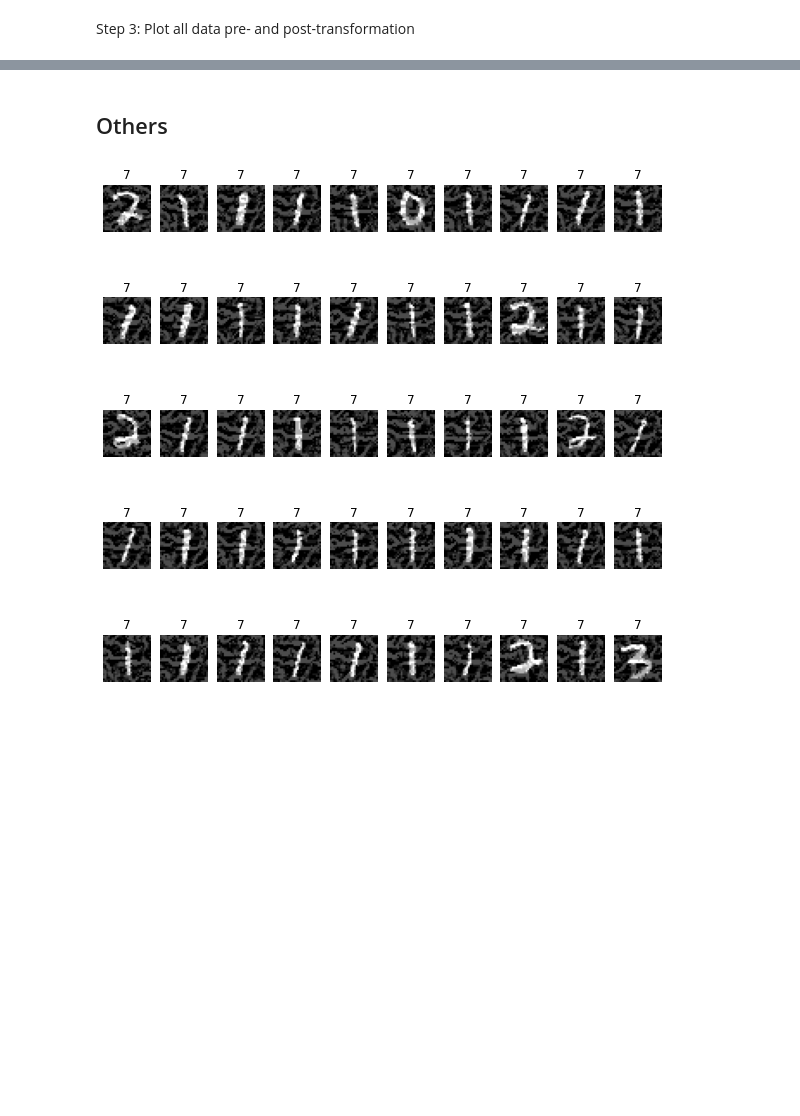
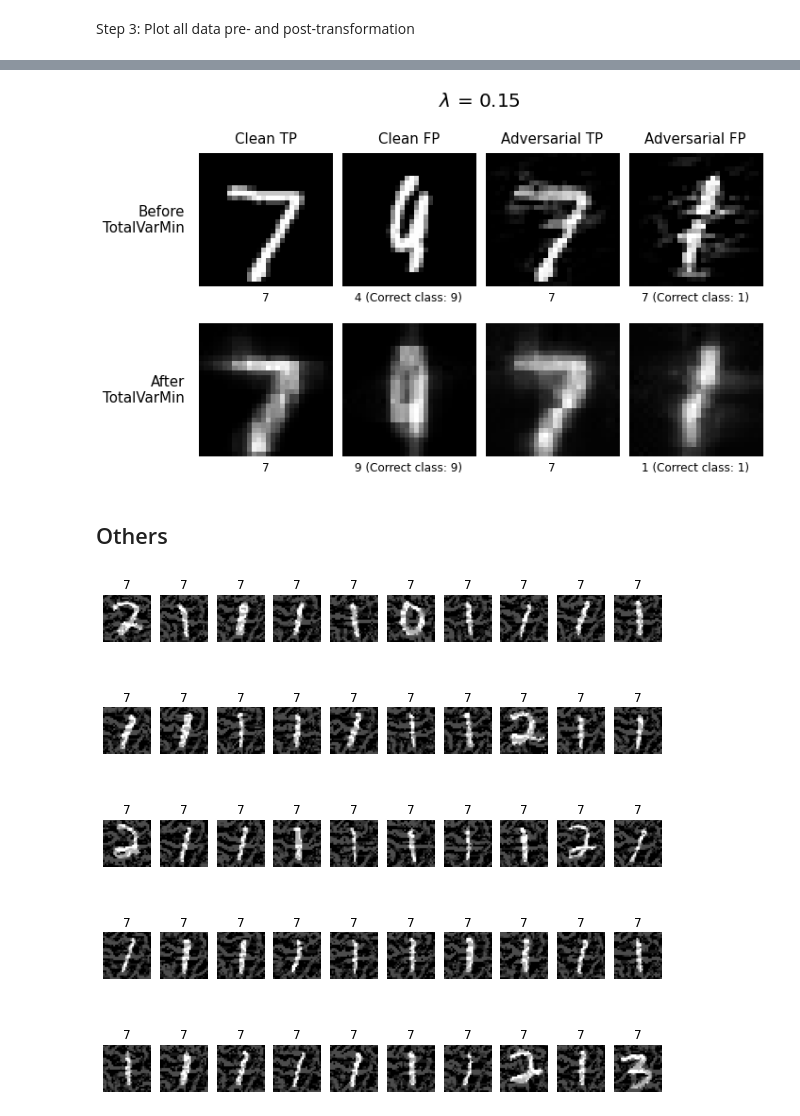
Before and after one commit to aydrienlaw/Adversarial-A.I., a Jupyter notebook: TotalVarMin - MNIST.ipynb, the cells around one changed output, grey strips where cells are left out. Drawn from its saved outputs; the diff is of its cells as text; code cells hidden in the pictures; blank space fills up the shorter version.

```diff
--- a/TotalVarMin - MNIST.ipynb
+++ b/TotalVarMin - MNIST.ipynb
@@ -253,7 +205,8 @@ plt.show()
 # %% [markdown]
 Step 1: Transform input
 # %%
-defence = TotalVarMin(lamb=0.1, verbose=True)
+parameter = 0.15
+defence = TotalVarMin(lamb=parameter, verbose=True)
 # %%
 x_test_cln_tp_tvm = defence(x_test_cln_tp * 255)[0] / 255
 x_test_cln_fp_tvm = defence(x_test_cln_fp * 255)[0] / 255
@@ -399,3 +306,65 @@ plt.show()
+# %%
+# Plot images before and after TotalVarMin
+fig, axs = plt.subplots(2, 4, figsize=(10,10))
+
+# Plot super title
+fig.suptitle("$\lambda$ = {:}".format(parameter), y=0.62, x=0.57, fontsize=20)
+
+# Plot x-axis labels
+axs[0,0].set_title('Clean TP', va='center', ha='center', pad=15, fontsize=15)
+axs[0,1].set_title('Clean FP', va='center', ha='center', pad=15, fontsize=15) #, y = 0.875)
+axs[0,2].set_title('Adversarial TP', va='center', ha='center', pad=15, fontsize=15)
+axs[0,3].set_title('Adversarial FP', va='center', ha='center', pad=15, fontsize=15)
+
+# Plot y-axis labels
+axs[0,0].set_ylabel('Before\nTotalVarMin', rotation=0, va='center', ha='right', labelpad=15, fontsize=15)
+axs[1,0].set_ylabel('After\nTotalVarMin', rotation=0, va='center', ha='right', labelpad=15, fontsize=15)
+
+# Plot clean true positives
+axs[0,0].imshow(x_test_cln_tp[succ_cln_tp_idx[0]], cmap='gray')
+axs[0,0].set_xlabel('{:}'.format(np.argmax(predictions_cln_tp,axis=1)[succ_cln_tp_idx[0]]), labelpad=5, fontsize=12)
+
+axs[1,0].imshow(x_test_cln_tp_tvm[succ_cln_tp_idx[0]], cmap='gray')
+axs[1,0].set_xlabel('{:}'.format(np.argmax(predictions_cln_tp_tvm,axis=1)[succ_cln_tp_idx[0]]), labelpad=5, fontsize=12)
+
+# Plot clean false positives
+# axs[0,1].text(0.5, 0.5, 'NIL')
+axs[0,1].imshow(x_test_cln_fp[succ_cln_fp_idx[0]], cmap='gray')
+axs[0,1].set_xlabel('{:} (Correct class: {:})'.format(np.argmax(predictions_cln_fp,axis=1)[succ_cln_fp_idx[0]], np.argmax(y_test_cln_fp,axis=1)[succ_cln_fp_idx[0]]), labelpad=5, fontsize=12)
+
+# axs[1,1].text(0.5, 0.5, 'NIL')
+axs[1,1].imshow(x_test_cln_fp_tvm[succ_cln_fp_idx[0]], cmap='gray')
+axs[1,1].set_xlabel('{:} (Correct class: {:})'.format(np.argmax(predictions_cln_fp_tvm,axis=1)[succ_cln_fp_idx[0]], np.argmax(y_test_cln_fp,axis=1)[succ_cln_fp_idx[0]]), labelpad=5, fontsize=12)
+
+# Plot adversarial true positives
+axs[0,2].imshow(x_test_adv_tp[succ_adv_tp_idx[0]], cmap='gray')
+axs[0,2].set_xlabel('{:}'.format(np.argmax(predictions_adv_tp,axis=1)[succ_adv_tp_idx[0]]), labelpad=5, fontsize=12)
+
+axs[1,2].imshow(x_test_adv_tp_tvm[succ_adv_tp_idx[0]], cmap='gray')
+axs[1,2].set_xlabel('{:}'.format(np.argmax(predictions_adv_tp_tvm,axis=1)[succ_adv_tp_idx[0]]), labelpad=5, fontsize=12)
+
+# Plot adversarial false positivies
+axs[0,3].imshow(x_test_adv_fp[succ_adv_fp_idx[0]], cmap='gray')
+axs[0,3].set_xlabel('{:} (Correct class: {:})'.format(np.argmax(predictions_adv_fp,axis=1)[succ_adv_fp_idx[0]], np.argmax(y_test_adv_fp,axis=1)[succ_adv_fp_idx[0]]), labelpad=5, fontsize=12)
+
+axs[1,3].imshow(x_test_adv_fp_tvm[succ_adv_fp_idx[0]], cmap='gray')
+axs[1,3].set_xlabel('{:} (Correct class: {:})'.format(np.argmax(predictions_adv_fp_tvm,axis=1)[succ_adv_fp_idx[0]], np.argmax(y_test_adv_fp,axis=1)[succ_adv_fp_idx[0]]), labelpad=5, fontsize=12)
+
+# Turn off axis for all plots
+plt.setp(plt.gcf().get_axes(), xticks=[], yticks=[], frame_on=False)
+
+# Adjusting space between subplots
+plt.tight_layout()
+fig.subplots_adjust(top=0.6)
+# fig.subplots_adjust(top=0.55)
+
+# Save and show image
+# image_path = '/home/cyber/Desktop/Adrian/Plots/TotalVarMin/TotalVarMin_Lambda={:}_MNIST_{:}.png'.format(parameter, attack_name)
+image_path = '/Users/Adrian/Downloads/Sem 3.2/TotalVarMin/TotalVarMin_Lambda={:}_MNIST_{:}.png'.format(parameter, attack_name)
+plt.savefig(image_path, dpi=500, transparent=True, bbox_inches='tight')
+plt.show()
+# %% [output]
+[figure, added]
 # %% [markdown]
 ## Others
 # %%
```
Also changed, not shown: parts of 12 cells of this notebook, 1 other file.
